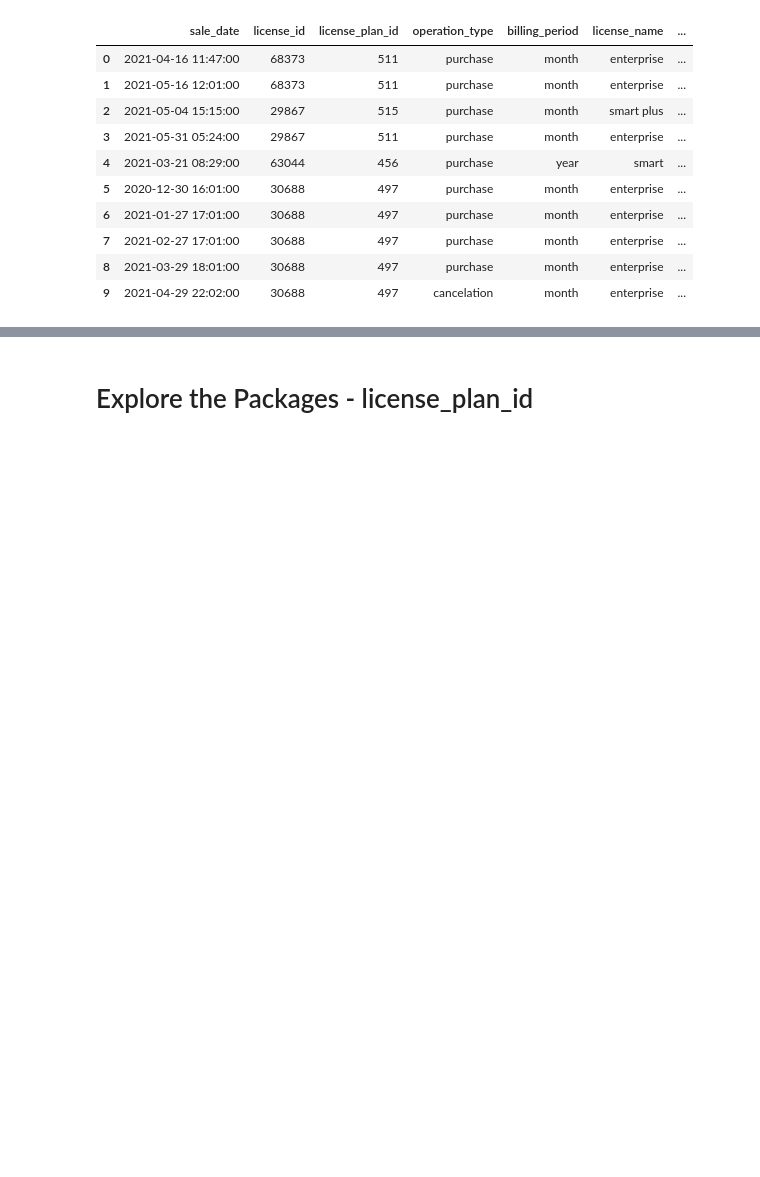
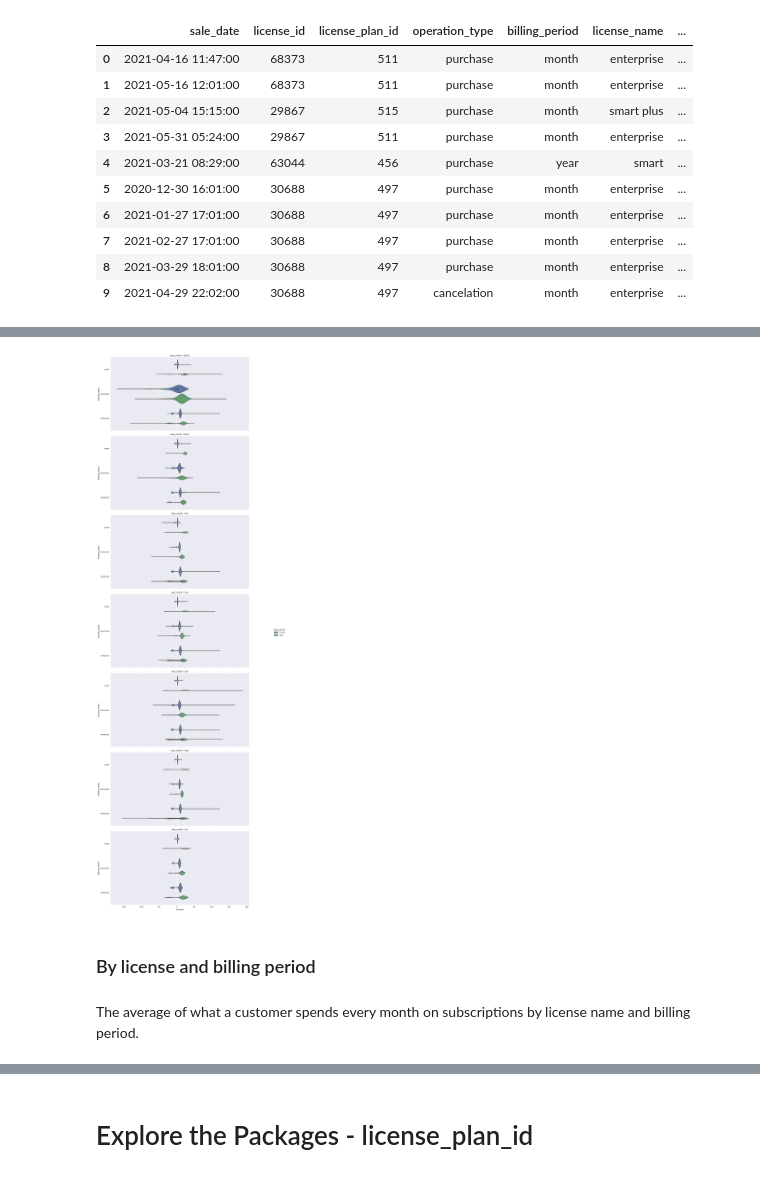
Before and after one commit to aldamepi/BI-web-subscriptions, a Jupyter notebook: testTask_data-amengual-aug22.ipynb, the cells around one changed output, grey strips where cells are left out. Cells and saved outputs as stored; diff of their text form; code cells hidden in the pictures; blank space fills up the shorter version.

```diff
--- a/testTask_data-amengual-aug22.ipynb
+++ b/testTask_data-amengual-aug22.ipynb
@@ -2383,0 +2207,17 @@ Name: billing_period, dtype: int64
+# %%
+# f, ax = plt.subplots(figsize=(30,12))
+
+g = sns.catplot(y= 'license_name', x = 'revenue',
+            hue = 'billing_period', row = 'sale_month',
+            kind = 'violin',
+            data = customer)
+
+g.fig.set_size_inches(16,40)
+
+#plt.show()
+# %% [output]
+[figure, added]
+# %% [markdown]
+### By license and billing period
+# %% [markdown]
+The average of what a customer spends every month on subscriptions by license name and billing period.
```
Also changed, not shown: parts of 307 cells of this notebook.
